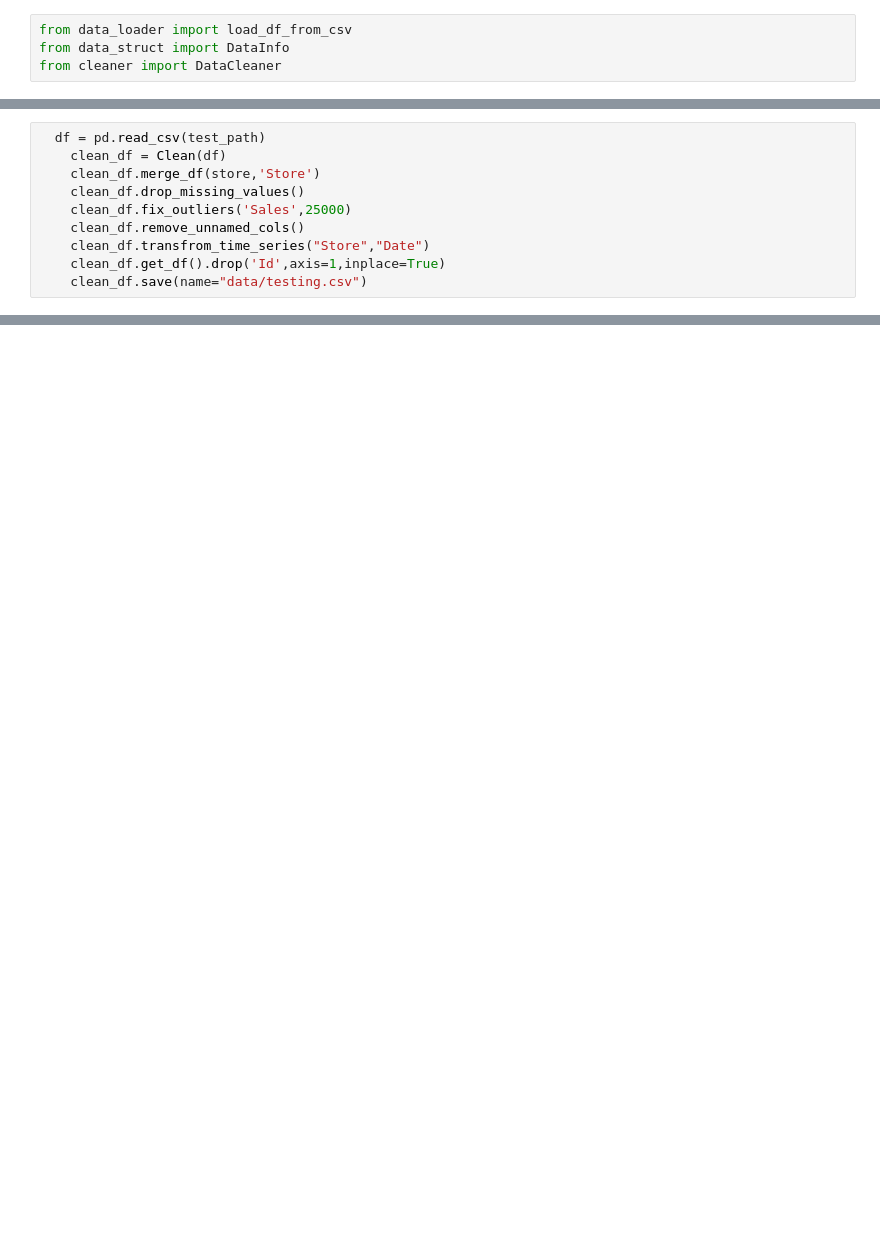
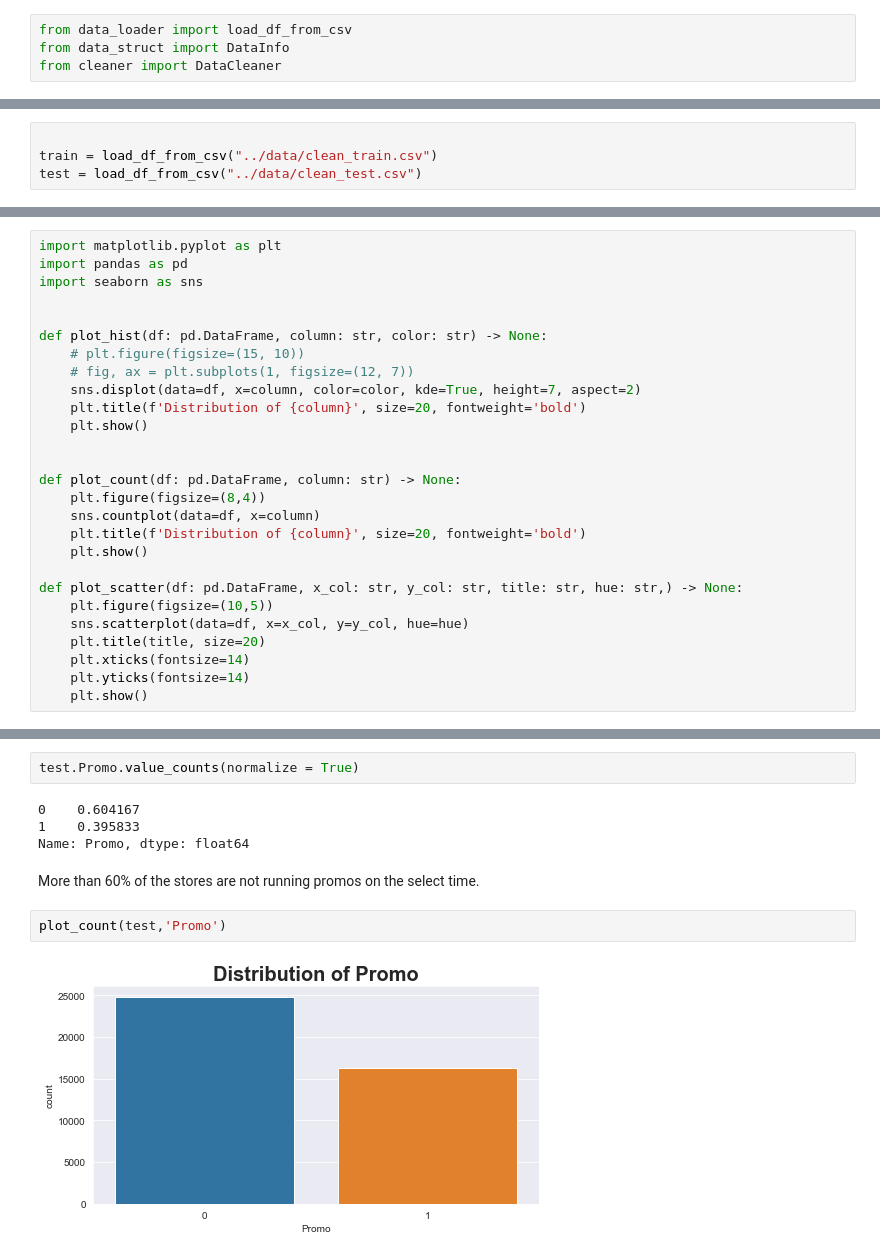
Before and after one commit to bwibokhaabi/pharma-sales, a Jupyter notebook: notebooks/eda.ipynb, the cells around one changed output, grey strips where cells are left out. Drawn from its saved outputs; the diff is of its cells as text; blank space fills up the shorter version.

```diff
--- a/notebooks/eda.ipynb
+++ b/notebooks/eda.ipynb
@@ -58,10 +38,0 @@ AttributeError: 'DataCleaner' object has no attribute 'merge_df'
-# %%
-  df = pd.read_csv(test_path)
-    clean_df = Clean(df)
-    clean_df.merge_df(store,'Store')
-    clean_df.drop_missing_values()
-    clean_df.fix_outliers('Sales',25000)
-    clean_df.remove_unnamed_cols()
-    clean_df.transfrom_time_series("Store","Date")
-    clean_df.get_df().drop('Id',axis=1,inplace=True)
-    clean_df.save(name="data/testing.csv")
@@ -82,0 +39,4 @@ for dataset in (train_df,test_df):
+# %%
+
+train = load_df_from_csv("../data/clean_train.csv")
+test = load_df_from_csv("../data/clean_test.csv")
@@ -82,0 +176,27 @@ for dataset in (train_df,test_df):
+# %%
+import matplotlib.pyplot as plt
+import pandas as pd
+import seaborn as sns
+
+
+def plot_hist(df: pd.DataFrame, column: str, color: str) -> None:
+    # plt.figure(figsize=(15, 10))
+    # fig, ax = plt.subplots(1, figsize=(12, 7))
+    sns.displot(data=df, x=column, color=color, kde=True, height=7, aspect=2)
+    plt.title(f'Distribution of {column}', size=20, fontweight='bold')
+    plt.show()
+
+
+def plot_count(df: pd.DataFrame, column: str) -> None:
+    plt.figure(figsize=(8,4))
+    sns.countplot(data=df, x=column)
+    plt.title(f'Distribution of {column}', size=20, fontweight='bold')
+    plt.show()
+
+def plot_scatter(df: pd.DataFrame, x_col: str, y_col: str, title: str, hue: str,) -> None:
+    plt.figure(figsize=(10,5))
+    sns.scatterplot(data=df, x=x_col, y=y_col, hue=hue)
+    plt.title(title, size=20)
+    plt.xticks(fontsize=14)
+    plt.yticks(fontsize=14)
+    plt.show()
@@ -82,0 +209,12 @@ for dataset in (train_df,test_df):
+# %%
+test.Promo.value_counts(normalize = True)
+# %% [output]
+0    0.604167
+1    0.395833
+Name: Promo, dtype: float64
+# %% [markdown]
+More than 60% of the stores are not running promos on the select time.
+# %%
+plot_count(test,'Promo')
+# %% [output]
+[figure, added]
```
Also changed, not shown: parts of 99 cells of this notebook, 19 other files.
